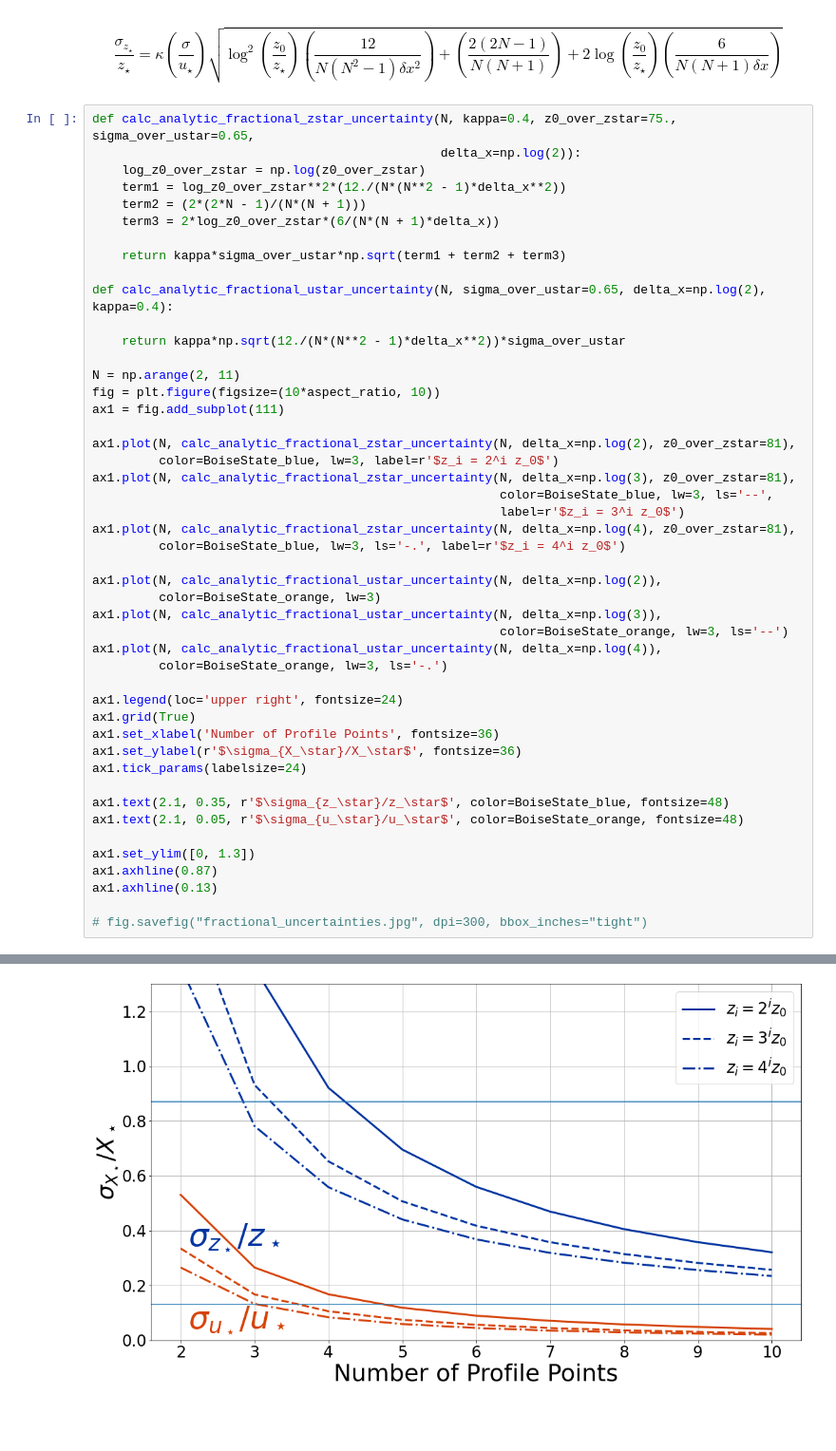
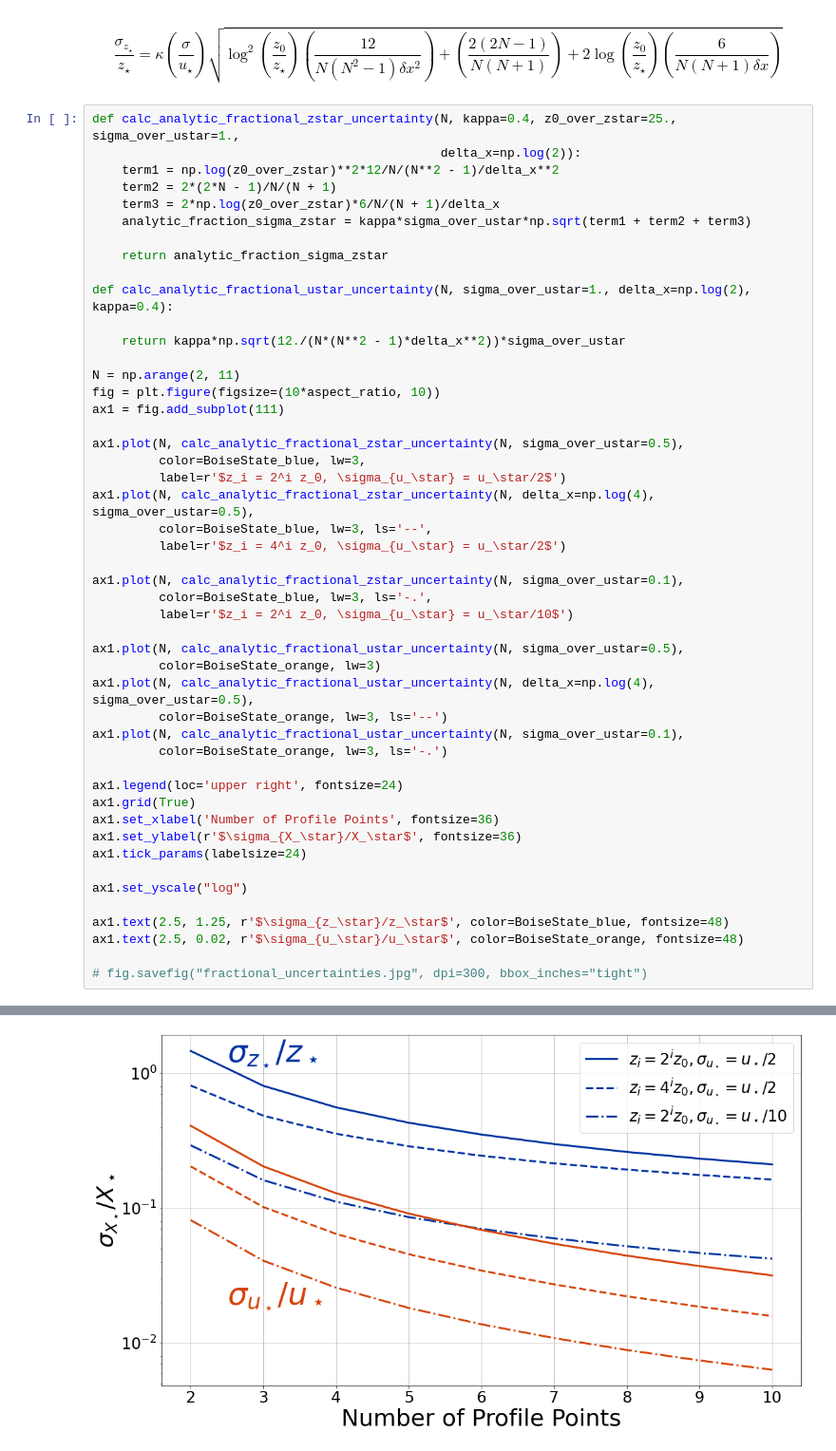
Before and after one commit to BoiseStatePlanetary/Optimizing-Number-and-Placement-of-Anemometers, a Jupyter notebook: figures and data/Uncertainties on Roughness and Shear Velocity.ipynb, the cells around one changed output, grey strips where cells are left out. Shown at 95% size. Cells and saved outputs as stored; diff of their text form; blank space fills up the shorter version.

Commit message:
*Finally* figured out the problem and have fixed it

```diff
--- a/figures and data/Uncertainties on Roughness and Shear Velocity.ipynb
+++ b/figures and data/Uncertainties on Roughness and Shear Velocity.ipynb
@@ -170,16 +77,16 @@ $$
 \frac{\sigma_{z_\star}}{z_\star} = \kappa \left( \frac{\sigma}{u_\star} \right) \sqrt{ \log^2\left( \frac{z_0}{z_\star} \right) \left( \dfrac{12}{N \left( N^2 - 1 \right) \delta x^2 } \right) + \left( \dfrac{2 \left( 2N - 1 \right) }{N \left( N + 1 \right) } \right) + 2 \log \left( \frac{z_0}{z_\star} \right) \left( \dfrac{6}{N \left( N + 1\right) \delta x } \right)}
 $$
 # %%
-def calc_analytic_fractional_zstar_uncertainty(N, kappa=0.4, z0_over_zstar=75., sigma_over_ustar=0.65,
+def calc_analytic_fractional_zstar_uncertainty(N, kappa=0.4, z0_over_zstar=25., sigma_over_ustar=1.,
                                                delta_x=np.log(2)):
-    log_z0_over_zstar = np.log(z0_over_zstar)
-    term1 = log_z0_over_zstar**2*(12./(N*(N**2 - 1)*delta_x**2))
-    term2 = (2*(2*N - 1)/(N*(N + 1)))
-    term3 = 2*log_z0_over_zstar*(6/(N*(N + 1)*delta_x))
+    term1 = np.log(z0_over_zstar)**2*12/N/(N**2 - 1)/delta_x**2
+    term2 = 2*(2*N - 1)/N/(N + 1)
+    term3 = 2*np.log(z0_over_zstar)*6/N/(N + 1)/delta_x
+    analytic_fraction_sigma_zstar = kappa*sigma_over_ustar*np.sqrt(term1 + term2 + term3)
 
-    return kappa*sigma_over_ustar*np.sqrt(term1 + term2 + term3)
+    return analytic_fraction_sigma_zstar
 
-def calc_analytic_fractional_ustar_uncertainty(N, sigma_over_ustar=0.65, delta_x=np.log(2), kappa=0.4):
+def calc_analytic_fractional_ustar_uncertainty(N, sigma_over_ustar=1., delta_x=np.log(2), kappa=0.4):
 
     return kappa*np.sqrt(12./(N*(N**2 - 1)*delta_x**2))*sigma_over_ustar
 
@@ -187,19 +94,22 @@ N = np.arange(2, 11)
 fig = plt.figure(figsize=(10*aspect_ratio, 10))
 ax1 = fig.add_subplot(111)
 
-ax1.plot(N, calc_analytic_fractional_zstar_uncertainty(N, delta_x=np.log(2), z0_over_zstar=81),
-         color=BoiseState_blue, lw=3, label=r'$z_i = 2^i z_0$')
-ax1.plot(N, calc_analytic_fractional_zstar_uncertainty(N, delta_x=np.log(3), z0_over_zstar=81),
-                                                       color=BoiseState_blue, lw=3, ls='--',
-                                                       label=r'$z_i = 3^i z_0$')
-ax1.plot(N, calc_analytic_fractional_zstar_uncertainty(N, delta_x=np.log(4), z0_over_zstar=81),
-         color=BoiseState_blue, lw=3, ls='-.', label=r'$z_i = 4^i z_0$')
+ax1.plot(N, calc_analytic_fractional_zstar_uncertainty(N, sigma_over_ustar=0.5),
+         color=BoiseState_blue, lw=3,
+         label=r'$z_i = 2^i z_0, \sigma_{u_\star} = u_\star/2$')
+ax1.plot(N, calc_analytic_fractional_zstar_uncertainty(N, delta_x=np.log(4), sigma_over_ustar=0.5),
+         color=BoiseState_blue, lw=3, ls='--',
+         label=r'$z_i = 4^i z_0, \sigma_{u_\star} = u_\star/2$')
 
-ax1.plot(N, calc_analytic_fractional_ustar_uncertainty(N, delta_x=np.log(2)),
+ax1.plot(N, calc_analytic_fractional_zstar_uncertainty(N, sigma_over_ustar=0.1),
+         color=BoiseState_blue, lw=3, ls='-.',
+         label=r'$z_i = 2^i z_0, \sigma_{u_\star} = u_\star/10$')
+
+ax1.plot(N, calc_analytic_fractional_ustar_uncertainty(N, sigma_over_ustar=0.5),
          color=BoiseState_orange, lw=3)
-ax1.plot(N, calc_analytic_fractional_ustar_uncertainty(N, delta_x=np.log(3)),
-                                                       color=BoiseState_orange, lw=3, ls='--')
-ax1.plot(N, calc_analytic_fractional_ustar_uncertainty(N, delta_x=np.log(4)),
+ax1.plot(N, calc_analytic_fractional_ustar_uncertainty(N, delta_x=np.log(4), sigma_over_ustar=0.5),
+         color=BoiseState_orange, lw=3, ls='--')
+ax1.plot(N, calc_analytic_fractional_ustar_uncertainty(N, sigma_over_ustar=0.1),
          color=BoiseState_orange, lw=3, ls='-.')
 
 ax1.legend(loc='upper right', fontsize=24)
@@ -208,12 +118,10 @@ ax1.set_xlabel('Number of Profile Points', fontsize=36)
 ax1.set_ylabel(r'$\sigma_{X_\star}/X_\star$', fontsize=36)
 ax1.tick_params(labelsize=24)
 
-ax1.text(2.1, 0.35, r'$\sigma_{z_\star}/z_\star$', color=BoiseState_blue, fontsize=48)
-ax1.text(2.1, 0.05, r'$\sigma_{u_\star}/u_\star$', color=BoiseState_orange, fontsize=48)
+ax1.set_yscale("log")
 
-ax1.set_ylim([0, 1.3])
-ax1.axhline(0.87)
-ax1.axhline(0.13)
+ax1.text(2.5, 1.25, r'$\sigma_{z_\star}/z_\star$', color=BoiseState_blue, fontsize=48)
+ax1.text(2.5, 0.02, r'$\sigma_{u_\star}/u_\star$', color=BoiseState_orange, fontsize=48)
 
 # fig.savefig("fractional_uncertainties.jpg", dpi=300, bbox_inches="tight")
 # %% [output]
@@ -221 +129 @@ ax1.axhline(0.13)
-[figure, old version]
+[figure, new version]
```
Also changed, not shown: parts of 24 cells of this notebook, 2 other files.
